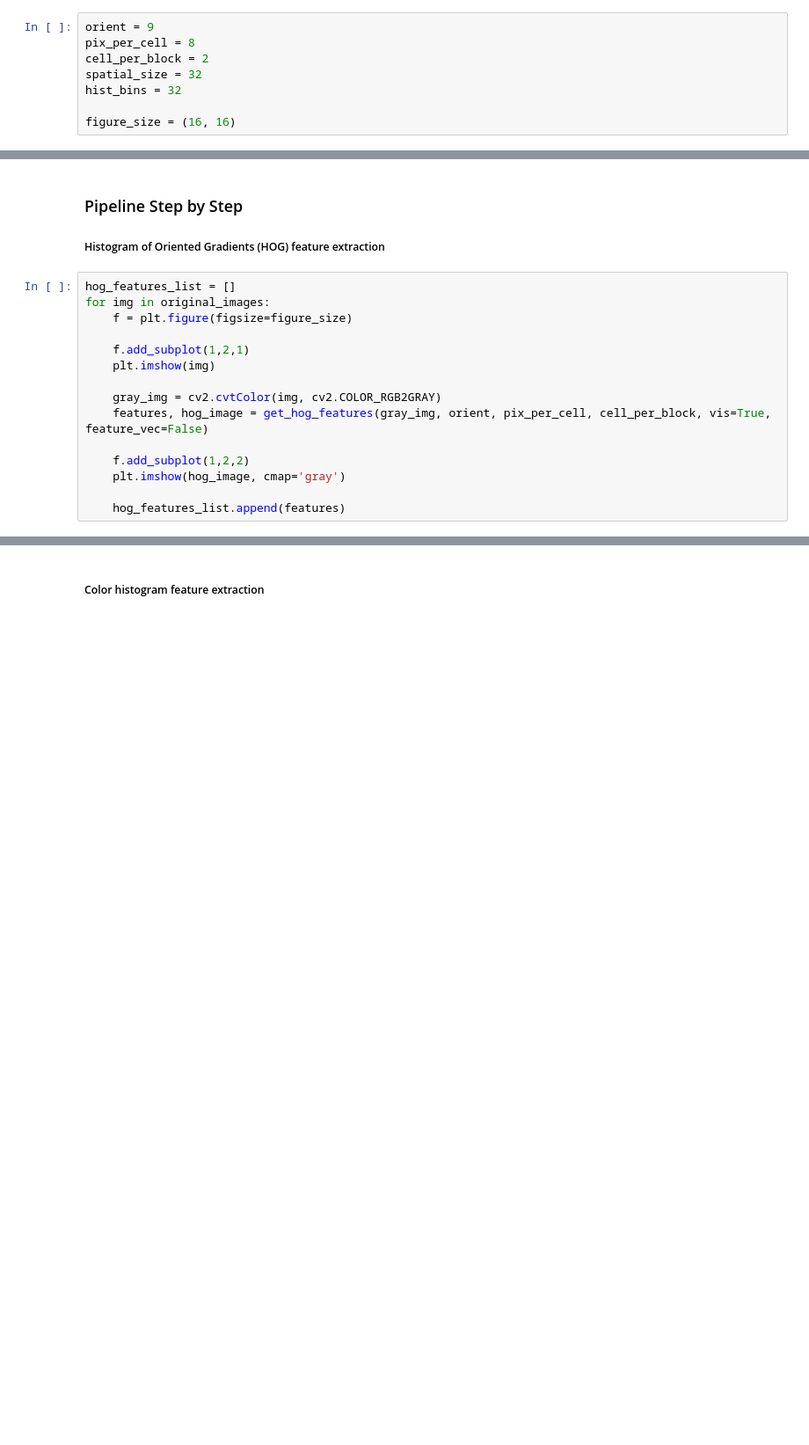
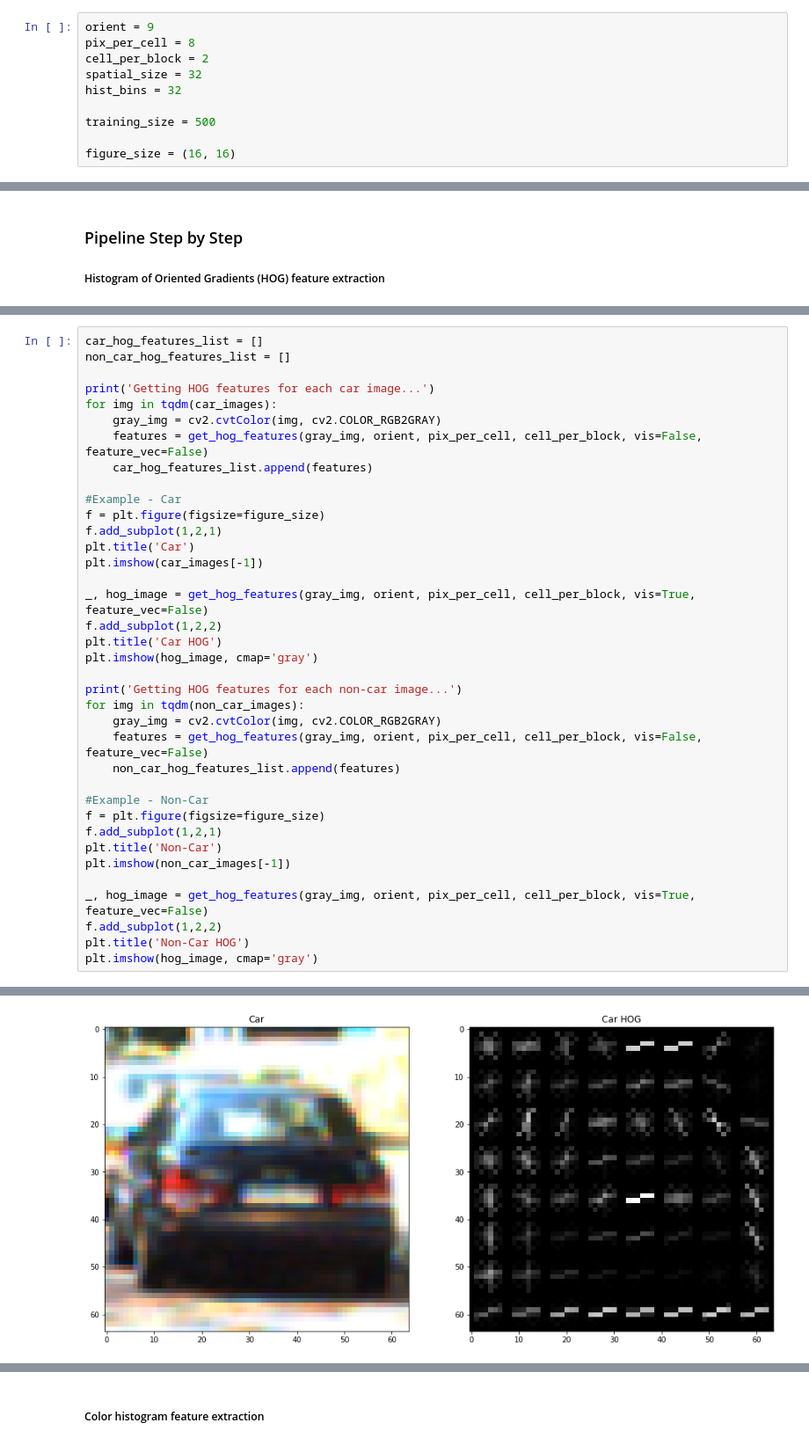
Before and after one commit to tigerinus/CarND-Vehicle-Detection, a Jupyter notebook: VehicleDetection.ipynb, the cells around one changed output, grey strips where cells are left out. Shown at 88% size. Cells and saved outputs as stored; diff of their text form; blank space fills up the shorter version.

Commit message:
* Added HOG feature extraction * Added Binned Color Spatial feature extraction

```diff
--- a/VehicleDetection.ipynb
+++ b/VehicleDetection.ipynb
@@ -17,6 +17,8 @@ cell_per_block = 2
 spatial_size = 32
 hist_bins = 32
 
+training_size = 500
+
 figure_size = (16, 16)
 # %% [markdown]
 ### Imports
@@ -153,18 +178,3 @@ for fname in images:
 ### Pipeline Step by Step
 
 ##### Histogram of Oriented Gradients (HOG) feature extraction
-# %%
-hog_features_list = []
-for img in original_images:
-    f = plt.figure(figsize=figure_size)
-
-    f.add_subplot(1,2,1)
-    plt.imshow(img)
-
-    gray_img = cv2.cvtColor(img, cv2.COLOR_RGB2GRAY)
-    features, hog_image = get_hog_features(gray_img, orient, pix_per_cell, cell_per_block, vis=True, feature_vec=False)
-
-    f.add_subplot(1,2,2)
-    plt.imshow(hog_image, cmap='gray')
-
-    hog_features_list.append(features)
@@ -178,0 +181,38 @@ for img in original_images:
+# %%
+car_hog_features_list = []
+non_car_hog_features_list = []
+
+print('Getting HOG features for each car image...')
+for img in tqdm(car_images):
+    gray_img = cv2.cvtColor(img, cv2.COLOR_RGB2GRAY)
+    features = get_hog_features(gray_img, orient, pix_per_cell, cell_per_block, vis=False, feature_vec=False)
+    car_hog_features_list.append(features)
+
+#Example - Car
+f = plt.figure(figsize=figure_size)
+f.add_subplot(1,2,1)
+plt.title('Car')
+plt.imshow(car_images[-1])
+
+_, hog_image = get_hog_features(gray_img, orient, pix_per_cell, cell_per_block, vis=True, feature_vec=False)
+f.add_subplot(1,2,2)
+plt.title('Car HOG')
+plt.imshow(hog_image, cmap='gray')
+
+print('Getting HOG features for each non-car image...')
+for img in tqdm(non_car_images):
+    gray_img = cv2.cvtColor(img, cv2.COLOR_RGB2GRAY)
+    features = get_hog_features(gray_img, orient, pix_per_cell, cell_per_block, vis=False, feature_vec=False)
+    non_car_hog_features_list.append(features)
+
+#Example - Non-Car
+f = plt.figure(figsize=figure_size)
+f.add_subplot(1,2,1)
+plt.title('Non-Car')
+plt.imshow(non_car_images[-1])
+
+_, hog_image = get_hog_features(gray_img, orient, pix_per_cell, cell_per_block, vis=True, feature_vec=False)
+f.add_subplot(1,2,2)
+plt.title('Non-Car HOG')
+plt.imshow(hog_image, cmap='gray')
+# %% [output]
@@ -178,0 +222 @@ for img in original_images:
+[figure, added]
```
Also changed, not shown: parts of 8 cells of this notebook, 1 other file.
